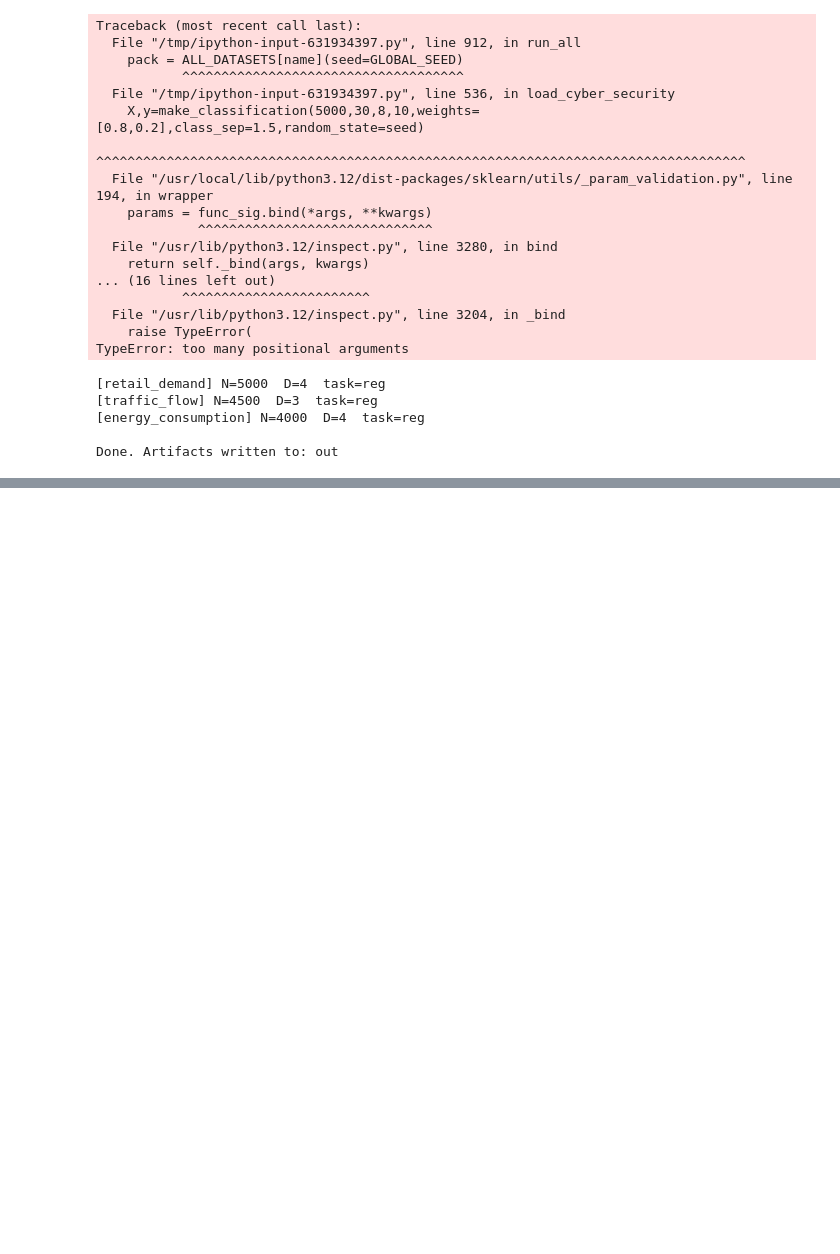
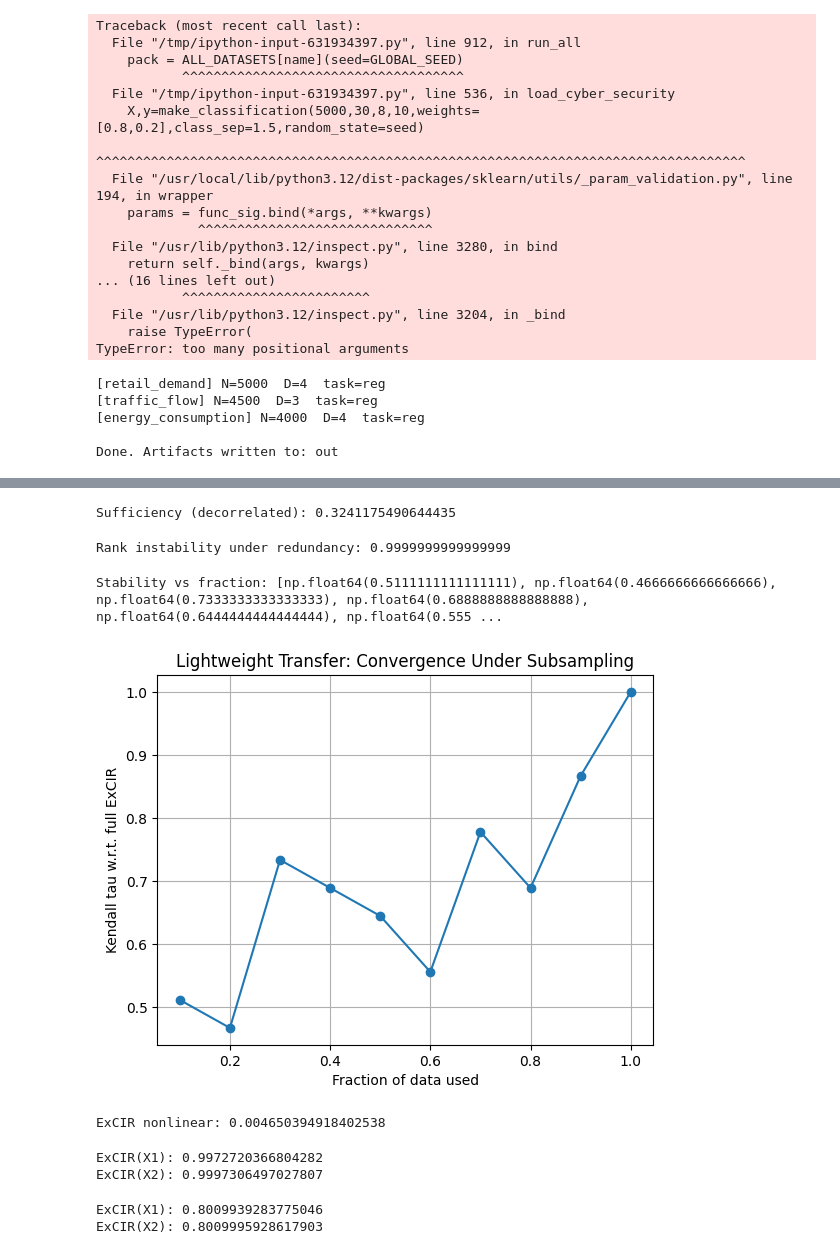
Before and after one commit to Poushali96/ExCIR_Benchmark, a Jupyter notebook: ExCIR_Benchmark.ipynb, the cells around one changed output, grey strips where cells are left out. Drawn from its saved outputs; the diff is of its cells as text; code cells hidden in the pictures; blank space fills up the shorter version.

```diff
--- a/ExCIR_Benchmark.ipynb
+++ b/ExCIR_Benchmark.ipynb
@@ -1865,0 +2004,74 @@ ALL_DATASETS = {
+# %%
+# PCA decorrelation
+from sklearn.decomposition import PCA
+
+pca = PCA(whiten=True)
+X_dec = pca.fit_transform(X)
+
+scores_dec = np.array([excir(X_dec[:, i], y) for i in range(X.shape[1])])
+print("Sufficiency (decorrelated):", sufficiency(np.argsort(scores_dec)[-3:]))
+# %% [output]
+Sufficiency (decorrelated): 0.3241175490644435
+# %%
+# Create duplicated features
+X_red = np.hstack([X, X[:, :3] + 0.01*np.random.randn(len(X), 3)])  # add redundant copies
+scores_red = np.array([excir(X_red[:, i], y) for i in range(X_red.shape[1])])
+
+print("Rank instability under redundancy:",
+      kendalltau(scores, scores_red[:10])[0])
+# %% [output]
+Rank instability under redundancy: 0.9999999999999999
+# %%
+fractions = np.linspace(0.1, 1.0, 10)
+stability = []
+
+for frac in fractions:
+    n = int(len(X) * frac)
+    idx = np.random.choice(len(X), n, replace=False)
+    X_sub, y_sub = X[idx], y[idx]
+
+    s_sub = np.array([excir(X_sub[:, i], y_sub) for i in range(X.shape[1])])
+    stability.append(kendalltau(scores, s_sub)[0])
+
+print("Stability vs fraction:", stability)
+# %% [output]
+Stability vs fraction: [np.float64(0.5111111111111111), np.float64(0.4666666666666666), np.float64(0.7333333333333333), np.float64(0.6888888888888888), np.float64(0.6444444444444444), np.float64(0.555 ...
+# %%
+import matplotlib.pyplot as plt
+
+plt.plot(fractions, stability, marker="o")
+plt.xlabel("Fraction of data used")
+plt.ylabel("Kendall tau w.r.t. full ExCIR")
+plt.title("Lightweight Transfer: Convergence Under Subsampling")
+plt.grid(True)
+plt.show()
+# %% [output]
+[figure, added]
+# %%
+x = np.linspace(0, 10, 2000)
+y = np.sin(x) + 0.1*np.random.randn(len(x))
+
+print("ExCIR nonlinear:", excir(x, y))
+# %% [output]
+ExCIR nonlinear: 0.004650394918402538
+# %%
+# X1 -> X2 -> y; X1 not directly relevant
+X1 = np.random.randn(2000)
+X2 = 2*X1 + 0.1*np.random.randn(2000)
+y  = 3*X2 + 0.1*np.random.randn(2000)
+
+print("ExCIR(X1):", excir(X1, y))
+print("ExCIR(X2):", excir(X2, y))
+# %% [output]
+ExCIR(X1): 0.9972720366804282
+ExCIR(X2): 0.9997306497027807
+# %%
+X1 = np.random.randn(2000)
+X2 = X1 + 0.001*np.random.randn(2000)  # almost identical
+y = 2*X1 + np.random.randn(2000)
+
+print("ExCIR(X1):", excir(X1, y))
+print("ExCIR(X2):", excir(X2, y))
+# %% [output]
+ExCIR(X1): 0.8009939283775046
+ExCIR(X2): 0.8009995928617903
```
Also changed, not shown: parts of 6 cells of this notebook.
